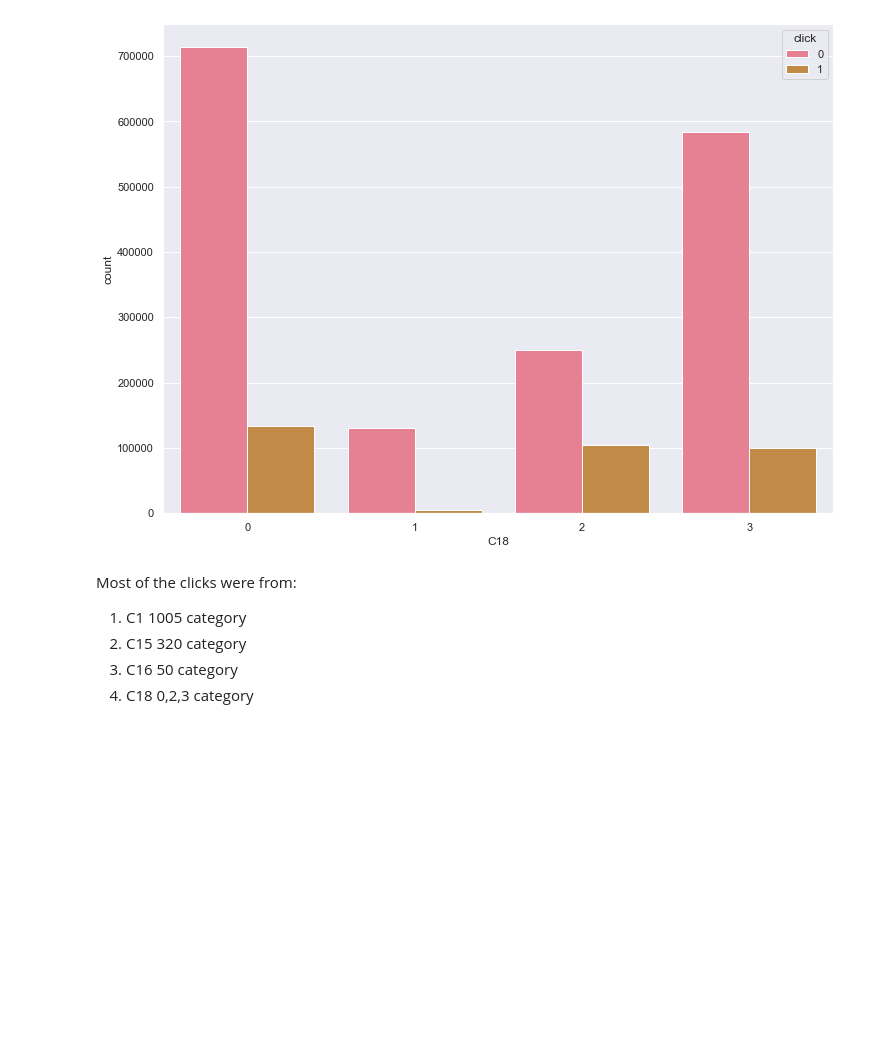
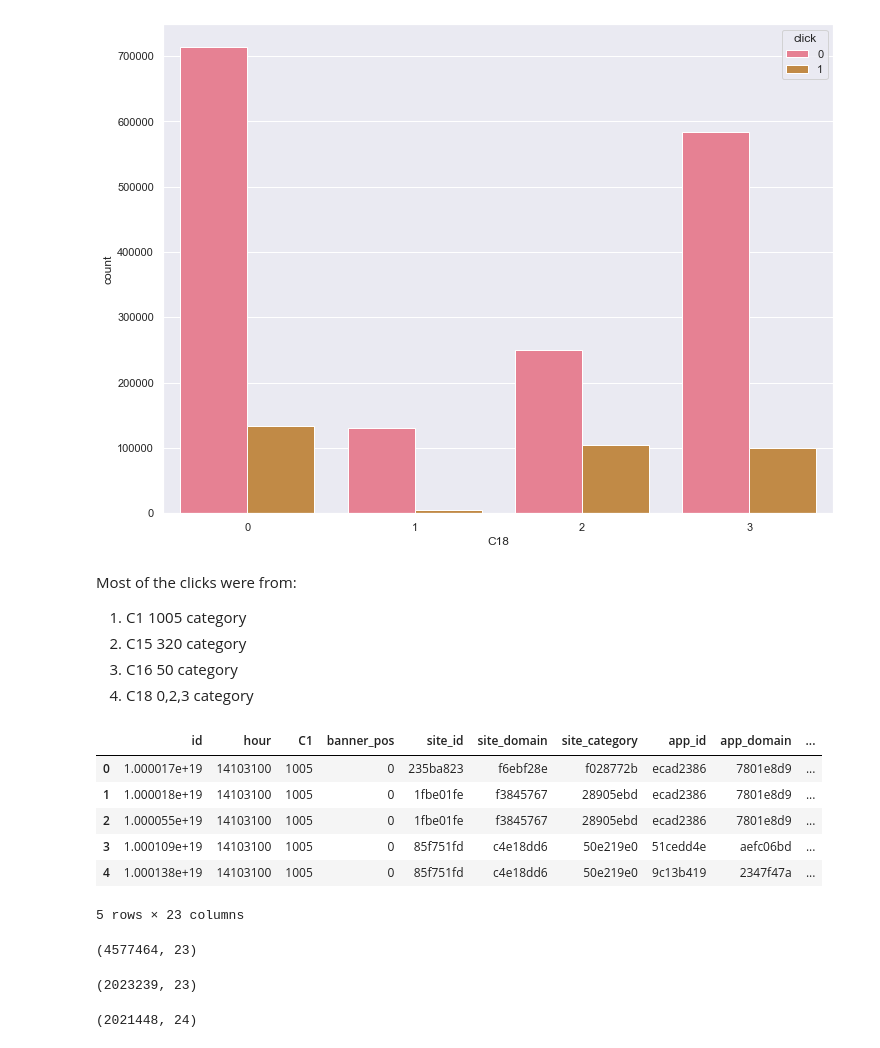
Before and after one commit to kris2692/Springboard_Avazu_Capstone_2, a Jupyter notebook: EDA/Avazu_Capstone_2_EDA,Data Wrangling.ipynb, the cells around one changed output. Saved outputs shown, nothing was run; the diff lists cells and outputs as text; code cells hidden in the pictures; blank space fills up the shorter version.

```diff
--- a/EDA/Avazu_Capstone_2_EDA.ipynb
+++ b/EDA/Avazu_Capstone_2_EDA,Data Wrangling.ipynb
@@ -181,3 +191,27 @@ Most of the clicks were from:<br>
 2) C15 320 category <br>
 3) C16 50 category <br>
 4) C18 0,2,3 category <br>
+# %%
+df_test_raw = pd.read_csv("test.csv")
+df_test_raw.head()
+# %% [output]
+|  | id | hour | C1 | banner_pos | site_id | site_domain | site_category | app_id | app_domain | ... |
+| 0 | 1.000017e+19 | 14103100 | 1005 | 0 | 235ba823 | f6ebf28e | f028772b | ecad2386 | 7801e8d9 | ... |
+| 1 | 1.000018e+19 | 14103100 | 1005 | 0 | 1fbe01fe | f3845767 | 28905ebd | ecad2386 | 7801e8d9 | ... |
+| 2 | 1.000055e+19 | 14103100 | 1005 | 0 | 1fbe01fe | f3845767 | 28905ebd | ecad2386 | 7801e8d9 | ... |
+| 3 | 1.000109e+19 | 14103100 | 1005 | 0 | 85f751fd | c4e18dd6 | 50e219e0 | 51cedd4e | aefc06bd | ... |
+| 4 | 1.000138e+19 | 14103100 | 1005 | 0 | 85f751fd | c4e18dd6 | 50e219e0 | 9c13b419 | 2347f47a | ... |
+5 rows × 23 columns
+# %%
+df_test_raw.shape
+# %% [output]
+(4577464, 23)
+# %%
+df_test_sample = df_test_raw.sample(frac=0.442, replace=False, random_state = 666)
+df_test_sample.shape
+# %% [output]
+(2023239, 23)
+# %%
+df_raw_sample.shape
+# %% [output]
+(2021448, 24)
```
Also changed, not shown: parts of 17 cells of this notebook.
